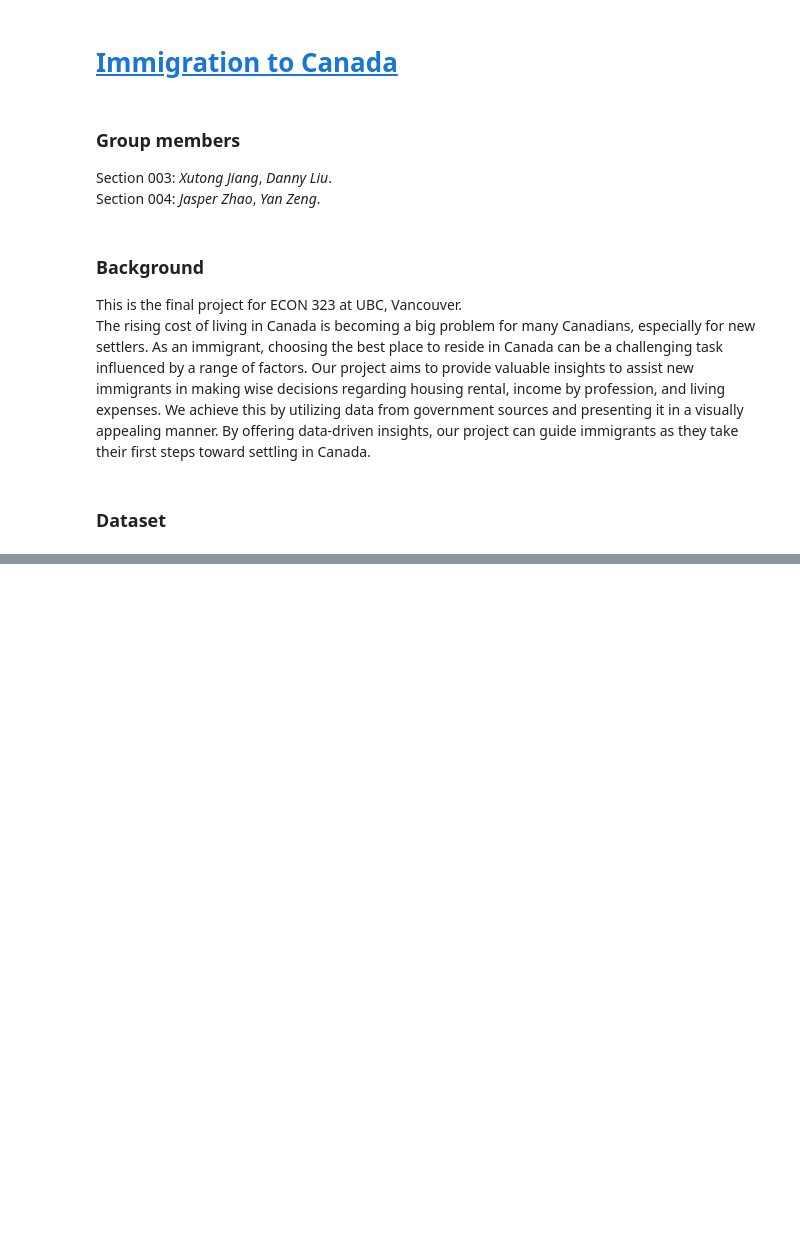
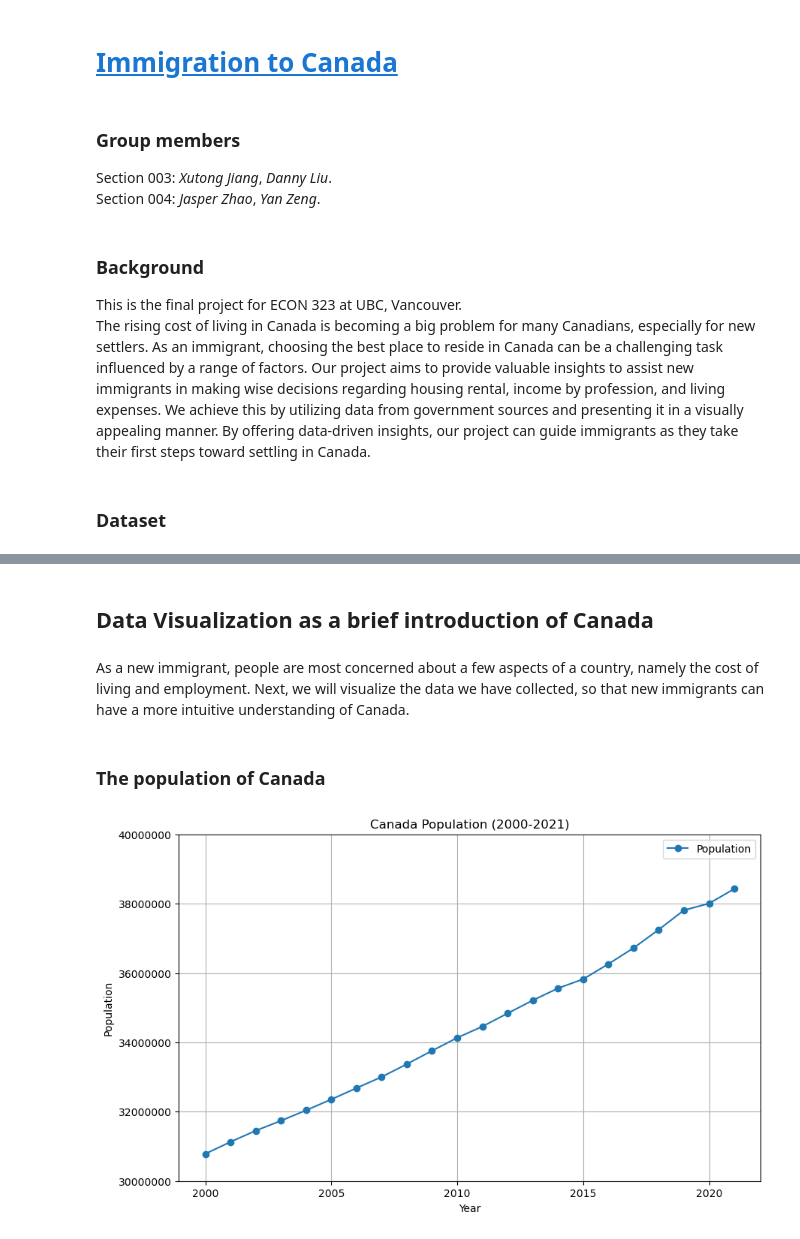
Before and after one commit to XutongJiang/323-Final-Project, a Jupyter notebook: Immigration to Canada.ipynb, the cells around one changed output, grey strips where cells are left out. Saved outputs shown, nothing was run; the diff lists cells and outputs as text; code cells hidden in the pictures; blank space fills up the shorter version.

```diff
--- a/Immigration to Canada.ipynb
+++ b/Immigration to Canada.ipynb
@@ -25,12 +26,23 @@ The datasets are listed below:
 import pandas as pd
 import numpy as np
 import matplotlib.pyplot as plt
+from shapely.geometry import Point
+try:
+    import geopandas as gpd
+    import folium
+except ImportError:
+    ! pip install fiona geopandas xgboost gensim folium pyLDAvis descartes
+
+
 df1 = pd.read_csv("data/1-Rent.csv")
 df2 = pd.read_csv("data/2-Income.csv")
 df3 = pd.read_csv("data/3-IncomeByOccupation.csv")
 df4 = pd.read_csv("data/4-Spending.csv")
 df5 = pd.read_csv("data/5-Vacancy&Wage.csv")
 df6 = pd.read_csv("data/6-Occupation&Vacancy&Wage.csv")
+df7 = pd.read_csv("data/7-Household_expenditure.csv", index_col=[0,1],dtype={0: str, 1: str})
+df8 = pd.read_csv("data/8-Population.csv")
+income_vs_cost = pd.read_csv("data/Aggregated-2,4,5,7.csv")
 province_code = {
   "Newfoundland and Labrador": "NL",
   "Alberta": "AB",
@@ -42,6 +54,9 @@ province_code = {
   "Prince Edward Island": "PE",
   "Quebec": "QC",
   "Saskatchewan": "SK",
+  "Nunavut": "NU",
+  "Northwest Territories": "NT",
+  "Yukon Territory": "YT"
 }
 # %% [markdown]
 ### Preprocessing
@@ -62,6 +78,27 @@ df245 = pd.merge(df2, df4, on='Province').merge(df5, on='Province')
 df36 = pd.merge(df3, df6, on=['Province','Occupation'])
 
 # Step 4
+for col in df7.columns:
+    df7[col] = df7[col].str.replace(',', '').astype(float)
+for col in df8.columns:
+    if (col=="Geography"):
+        continue
+    df8[col] = df8[col].str.replace(',', '').astype(float)
+melted_df8 = pd.melt(df8, id_vars=["Geography"], var_name='Time', value_name='Population')
+pivoted_df8 = melted_df8.pivot_table(index=["Geography","Time"])
+expenditure_population = pd.merge(df7,pivoted_df8, how="inner", left_on=["Geography","Time"], right_on=["Geography","Time"])
+df_no_pop = expenditure_population.drop('Population', axis=1)
+expenditure_population['Population']
+def convert_to_individual(row):
+    population = row['Population']
+    new_row = row.copy()
+    for column in row.index:
+        if column != 'Population':
+            new_row[column] = (row[column] * 1000000) / population
+    return new_row
+individual_consumption = expenditure_population.apply(convert_to_individual, axis=1)
+
+# Step 5
 def translate_province(df):
     df['Province'] = df['Province'].apply(lambda x: province_code.get(x))
 translate_province(df1)
@@ -119,0 +153,18 @@ df36
+# %% [markdown]
+## Data Visualization as a brief introduction of Canada
+# %% [markdown]
+As a new immigrant, people are most concerned about a few aspects of a country, namely the cost of living and employment. Next, we will visualize the data we have collected, so that new immigrants can have a more intuitive understanding of Canada.
+# %% [markdown]
+### The population of Canada
+# %%
+pop_ca = pd.DataFrame(individual_consumption.loc["Canada","Population"])
+pop_ca.plot(figsize=(10, 6),marker='o')
+plt.xlabel("Year")
+plt.ylabel("Population")
+plt.ticklabel_format(style='plain', axis='y')
+plt.title("Canada Population (2000-2021)")
+plt.ylim(30000000, 40000000)
+plt.grid()
+plt.show()
+# %% [output]
+[figure, added]
```
Also changed, not shown: parts of 22 cells of this notebook.
